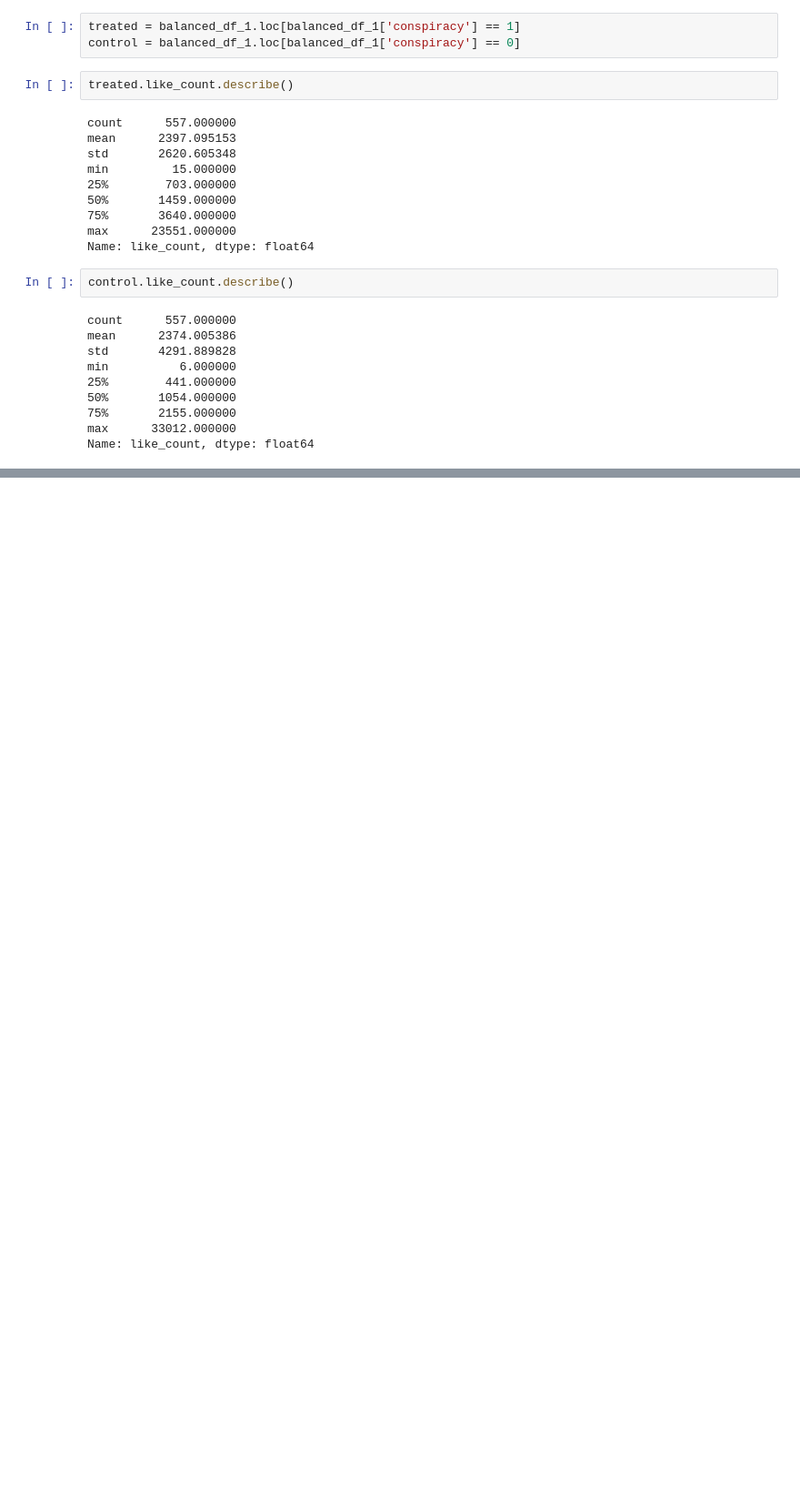
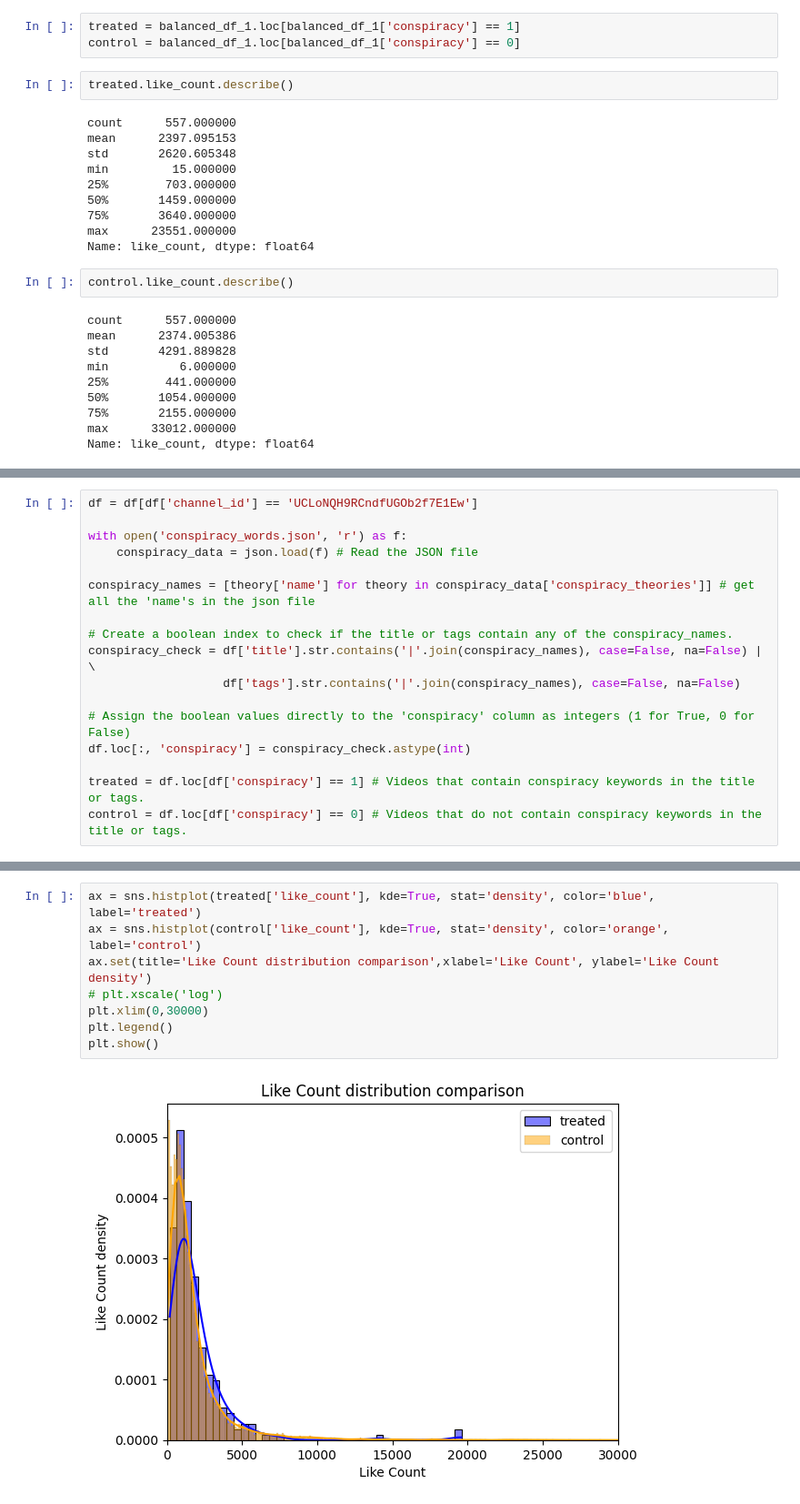
Before and after one commit to epfl-ada/ada-2024-project-kungfucooking, a Jupyter notebook: conspiracy_and_entertainment.ipynb, the cells around one changed output, grey strips where cells are left out. Shown at 91% size. Saved outputs shown, nothing was run; the diff lists cells and outputs as text; blank space fills up the shorter version.

```diff
--- a/conspiracy_and_entertainment.ipynb
+++ b/conspiracy_and_entertainment.ipynb
@@ -237,0 +293,17 @@ Name: like_count, dtype: float64
+# %%
+df = df[df['channel_id'] == 'UCLoNQH9RCndfUGOb2f7E1Ew']
+
+with open('conspiracy_words.json', 'r') as f:
+    conspiracy_data = json.load(f) # Read the JSON file
+
+conspiracy_names = [theory['name'] for theory in conspiracy_data['conspiracy_theories']] # get all the 'name's in the json file
+
+# Create a boolean index to check if the title or tags contain any of the conspiracy_names.
+conspiracy_check = df['title'].str.contains('|'.join(conspiracy_names), case=False, na=False) | \
+                   df['tags'].str.contains('|'.join(conspiracy_names), case=False, na=False)
+
+# Assign the boolean values directly to the 'conspiracy' column as integers (1 for True, 0 for False)
+df.loc[:, 'conspiracy'] = conspiracy_check.astype(int)
+
+treated = df.loc[df['conspiracy'] == 1] # Videos that contain conspiracy keywords in the title or tags.
+control = df.loc[df['conspiracy'] == 0] # Videos that do not contain conspiracy keywords in the title or tags.
@@ -237,0 +336,10 @@ Name: like_count, dtype: float64
+# %%
+ax = sns.histplot(treated['like_count'], kde=True, stat='density', color='blue', label='treated')
+ax = sns.histplot(control['like_count'], kde=True, stat='density', color='orange', label='control')
+ax.set(title='Like Count distribution comparison',xlabel='Like Count', ylabel='Like Count density')
+# plt.xscale('log')
+plt.xlim(0,30000)
+plt.legend()
+plt.show()
+# %% [output]
+[figure, added]
```
Also changed, not shown: parts of 61 cells of this notebook, 2 other files.
